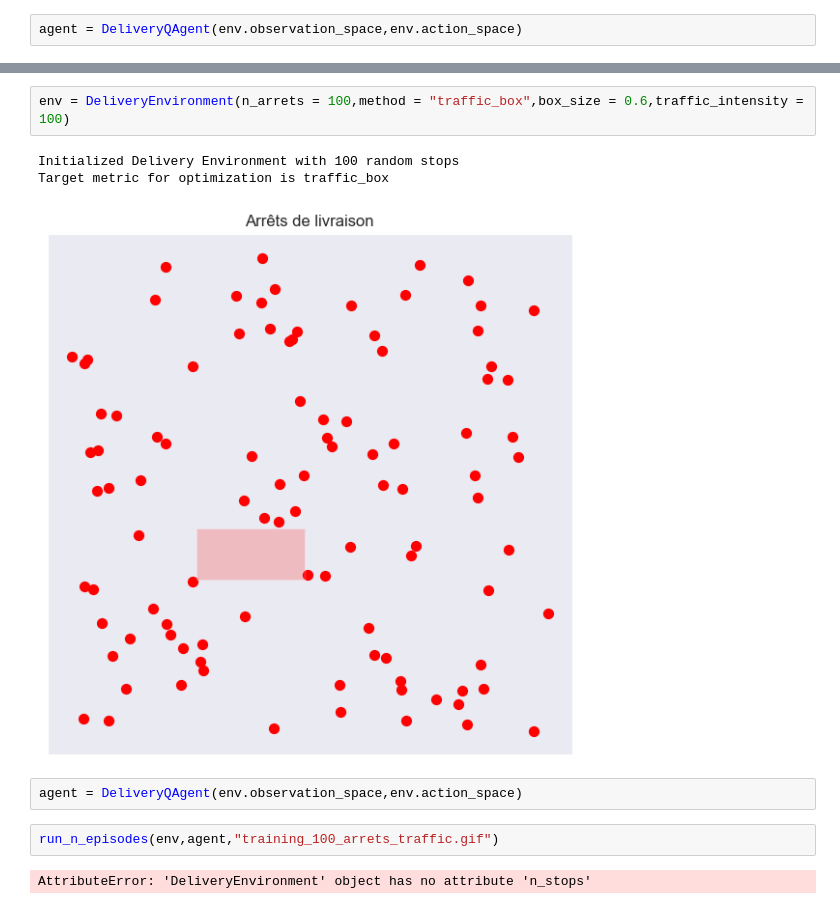
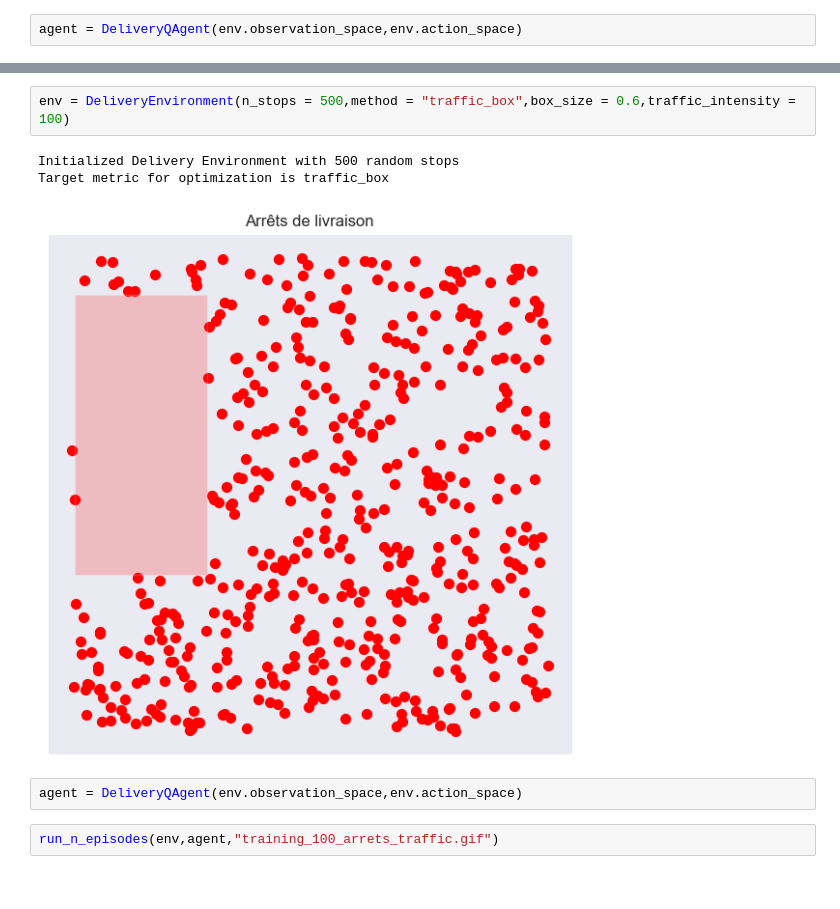
Before and after one commit to yousraattouu/Logistics_optimization, a Jupyter notebook: delivery.ipynb, the cells around one changed output, grey strips where cells are left out. Saved outputs shown, nothing was run; the diff lists cells and outputs as text.

```diff
--- a/delivery.ipynb
+++ b/delivery.ipynb
@@ -54,12 +56,10 @@ AttributeError: 'DeliveryEnvironment' object has no attribute 'n_stops'
 # %%
-env = DeliveryEnvironment(n_arrets = 100,method = "traffic_box",box_size = 0.6,traffic_intensity = 100)
+env = DeliveryEnvironment(n_stops = 500,method = "traffic_box",box_size = 0.6,traffic_intensity = 100)
 # %% [output]
-Initialized Delivery Environment with 100 random stops
+Initialized Delivery Environment with 500 random stops
 Target metric for optimization is traffic_box
-[figure, old version]
+[figure, new version]
 # %%
 agent = DeliveryQAgent(env.observation_space,env.action_space)
 # %%
 run_n_episodes(env,agent,"training_100_arrets_traffic.gif")
-# %% [output]
-AttributeError: 'DeliveryEnvironment' object has no attribute 'n_stops'
```
Also changed, not shown: parts of 7 cells of this notebook.
